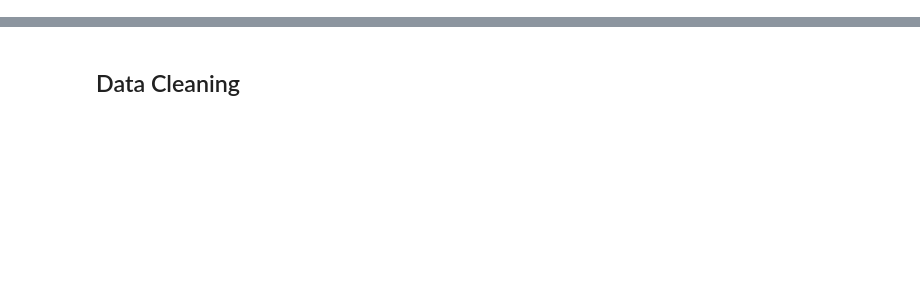
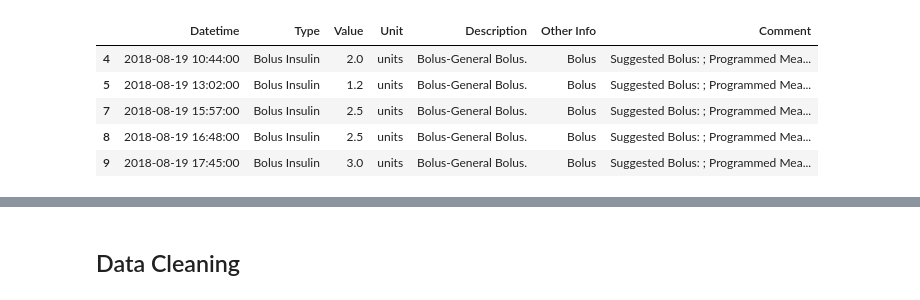
Before and after one commit to diabetes-manager/data-science, a Jupyter notebook: XGB.ipynb, the cells around one changed output, grey strips where cells are left out. Drawn from its saved outputs; the diff is of its cells as text; code cells hidden in the pictures; blank space fills up the shorter version.

```diff
--- a/XGB.ipynb
+++ b/XGB.ipynb
@@ -31,0 +279,9 @@ df.head()
+# %%
+pump[pump.Type == 'Bolus Insulin'][:5]
+# %% [output]
+|  | Datetime | Type | Value | Unit | Description | Other Info | Comment |
+| 4 | 2018-08-19 10:44:00 | Bolus Insulin | 2.0 | units | Bolus-General Bolus. | Bolus | Suggested Bolus: ; Programmed Mea... |
+| 5 | 2018-08-19 13:02:00 | Bolus Insulin | 1.2 | units | Bolus-General Bolus. | Bolus | Suggested Bolus: ; Programmed Mea... |
+| 7 | 2018-08-19 15:57:00 | Bolus Insulin | 2.5 | units | Bolus-General Bolus. | Bolus | Suggested Bolus: ; Programmed Mea... |
+| 8 | 2018-08-19 16:48:00 | Bolus Insulin | 2.5 | units | Bolus-General Bolus. | Bolus | Suggested Bolus: ; Programmed Mea... |
+| 9 | 2018-08-19 17:45:00 | Bolus Insulin | 3.0 | units | Bolus-General Bolus. | Bolus | Suggested Bolus: ; Programmed Mea... |
```
Also changed, not shown: parts of 44 cells of this notebook.
